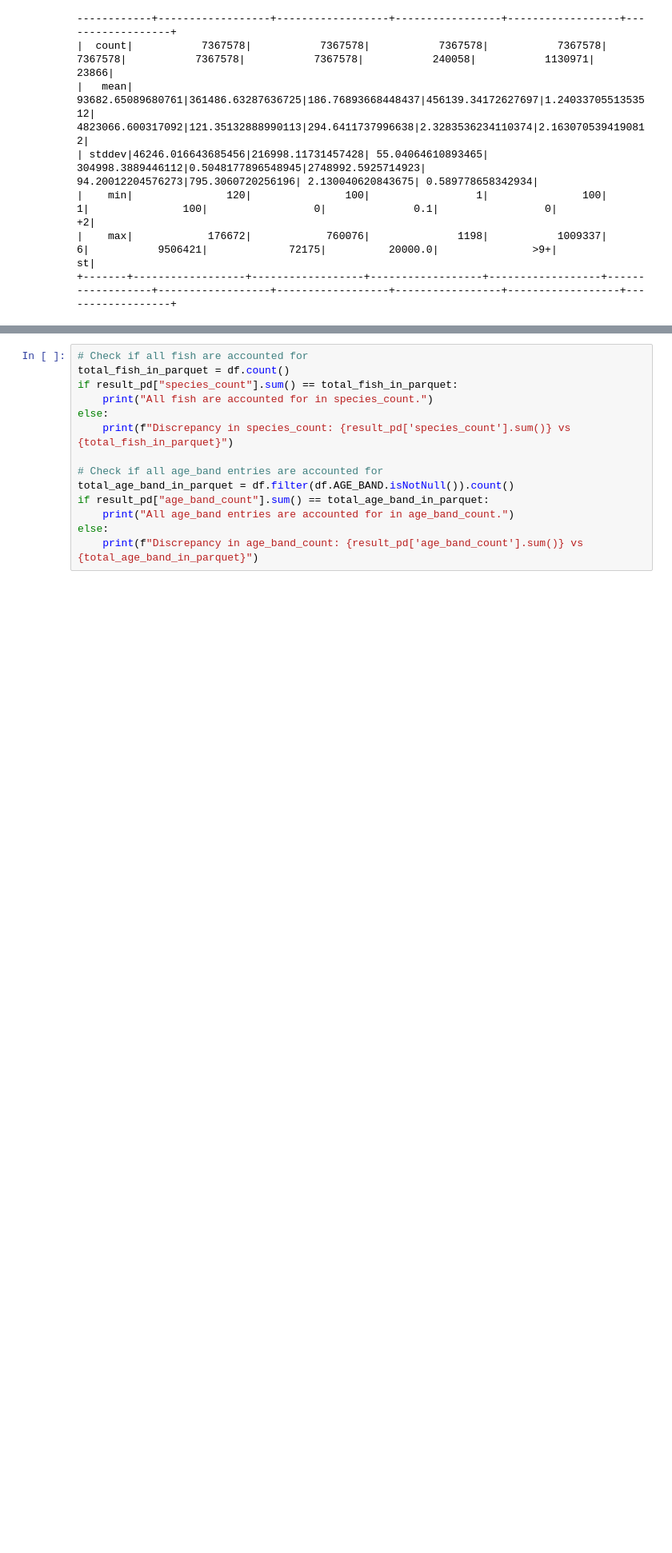
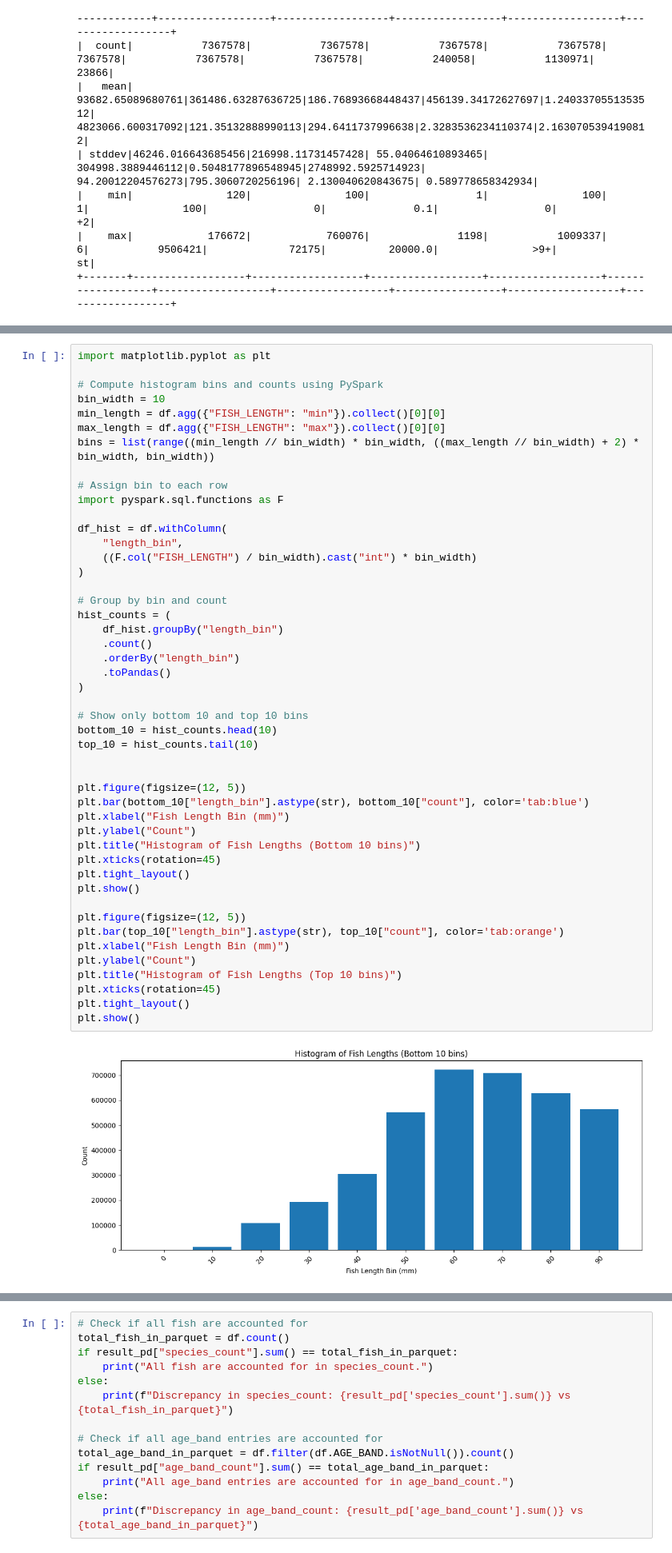
Before and after one commit to ARU-TK/Standard_Growth_Curves, a Jupyter notebook: Processing.ipynb, the cells around one changed output, grey strips where cells are left out. Shown at 80% size. Drawn from its saved outputs; the diff is of its cells as text; blank space fills up the shorter version.

```diff
--- a/Processing.ipynb
+++ b/Processing.ipynb
@@ -110,0 +135,49 @@ df.summary().show()
+# %%
+import matplotlib.pyplot as plt
+
+# Compute histogram bins and counts using PySpark
+bin_width = 10
+min_length = df.agg({"FISH_LENGTH": "min"}).collect()[0][0]
+max_length = df.agg({"FISH_LENGTH": "max"}).collect()[0][0]
+bins = list(range((min_length // bin_width) * bin_width, ((max_length // bin_width) + 2) * bin_width, bin_width))
+
+# Assign bin to each row
+import pyspark.sql.functions as F
+
+df_hist = df.withColumn(
+    "length_bin",
+    ((F.col("FISH_LENGTH") / bin_width).cast("int") * bin_width)
+)
+
+# Group by bin and count
+hist_counts = (
+    df_hist.groupBy("length_bin")
+    .count()
+    .orderBy("length_bin")
+    .toPandas()
+)
+
+# Show only bottom 10 and top 10 bins
+bottom_10 = hist_counts.head(10)
+top_10 = hist_counts.tail(10)
+
+
+plt.figure(figsize=(12, 5))
+plt.bar(bottom_10["length_bin"].astype(str), bottom_10["count"], color='tab:blue')
+plt.xlabel("Fish Length Bin (mm)")
+plt.ylabel("Count")
+plt.title("Histogram of Fish Lengths (Bottom 10 bins)")
+plt.xticks(rotation=45)
+plt.tight_layout()
+plt.show()
+
+plt.figure(figsize=(12, 5))
+plt.bar(top_10["length_bin"].astype(str), top_10["count"], color='tab:orange')
+plt.xlabel("Fish Length Bin (mm)")
+plt.ylabel("Count")
+plt.title("Histogram of Fish Lengths (Top 10 bins)")
+plt.xticks(rotation=45)
+plt.tight_layout()
+plt.show()
+# %% [output]
+[figure, added]
```
Also changed, not shown: parts of 10 cells of this notebook.
